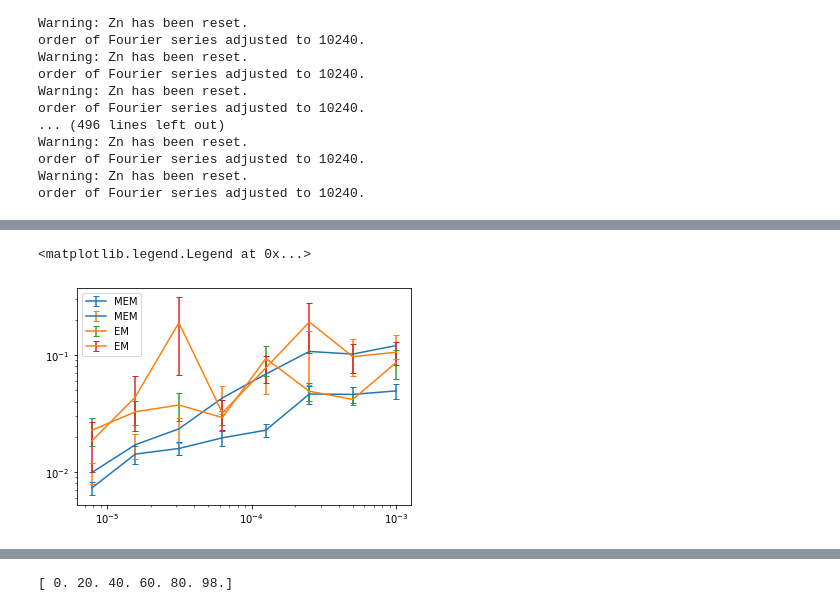
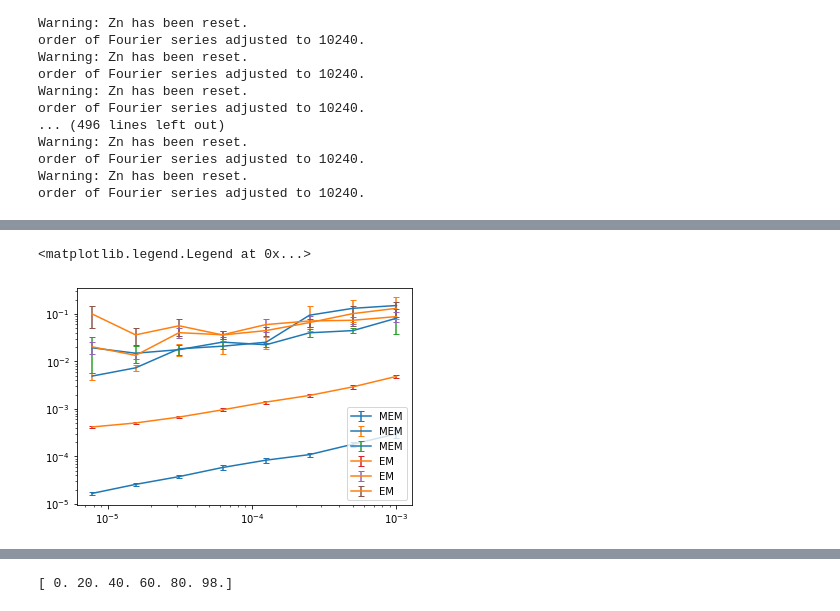
Before and after one commit to lauraxinzhang/CoulombCollisions, a Jupyter notebook: Convergence.ipynb, the cells around one changed output, grey strips where cells are left out. Saved outputs shown, nothing was run; the diff lists cells and outputs as text; code cells hidden in the pictures.

```diff
--- a/Convergence.ipynb
+++ b/Convergence.ipynb
@@ -55,17 +55,17 @@ err_MEM.shape
 # %%
 diff_MEM = np.abs(np.diff(err_MEM, axis = 1) / err_MEM[:, :-1, :])
 diff_EM = np.abs(np.diff(err_EM, axis = 1) / err_EM[:, :-1, :])
 # plt.plot(t, err_ave)
 for err, lab, c in zip([diff_MEM, diff_EM], ['MEM', 'EM'], ['C0', 'C1']):
     err_ave = np.mean(err, axis = 0)
     err_err = stats.sem(err, axis = 0)
-    for vcomp in [1, 2]:
+    for vcomp in [0, 1, 2]:
         plt.errorbar(t[:-1], err_ave[:, vcomp], yerr = err_err[:, vcomp], capsize = 3, Color = c, label = lab)
 plt.xscale('log')
 plt.yscale('log')
 plt.legend()
 # %% [output]
 <matplotlib.legend.Legend at 0x...>
-[figure, old version]
+[figure, new version]
 # %%
 test = Coulomb(QE, QE, MI, MI, 200, 1E19, False, False, True)
```
Also changed, not shown: parts of 8 cells of this notebook, 3 other files.
